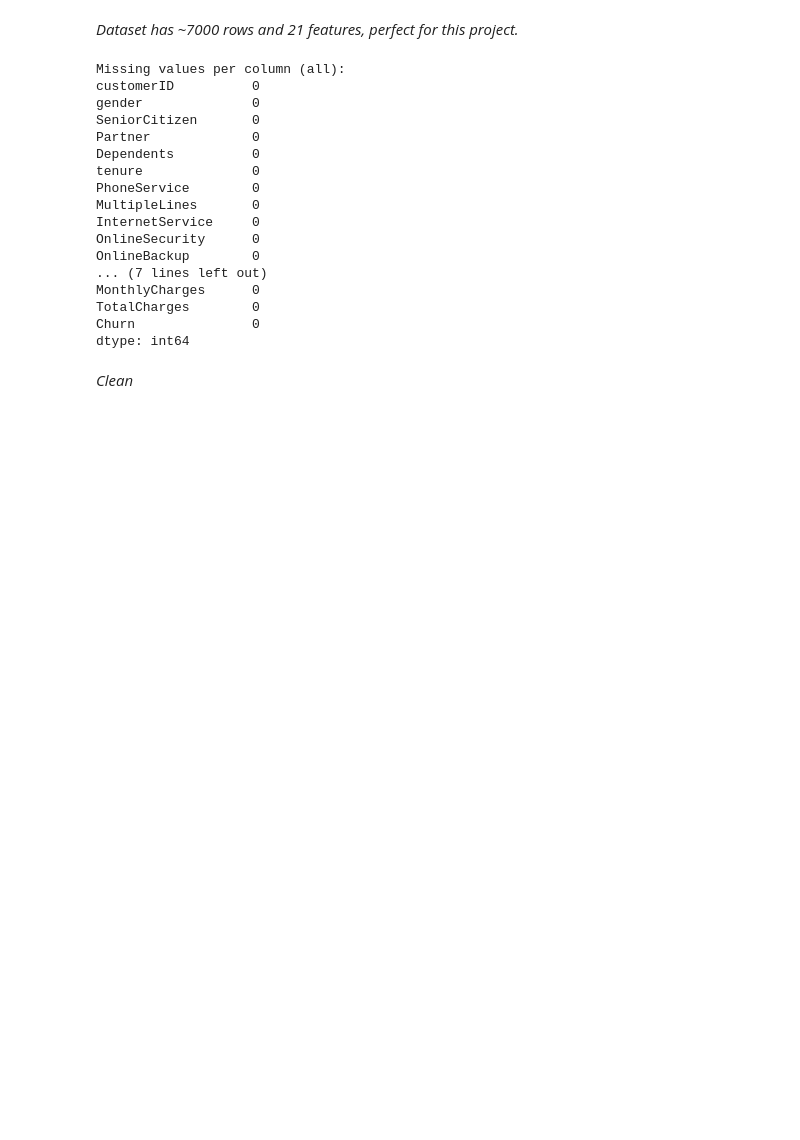
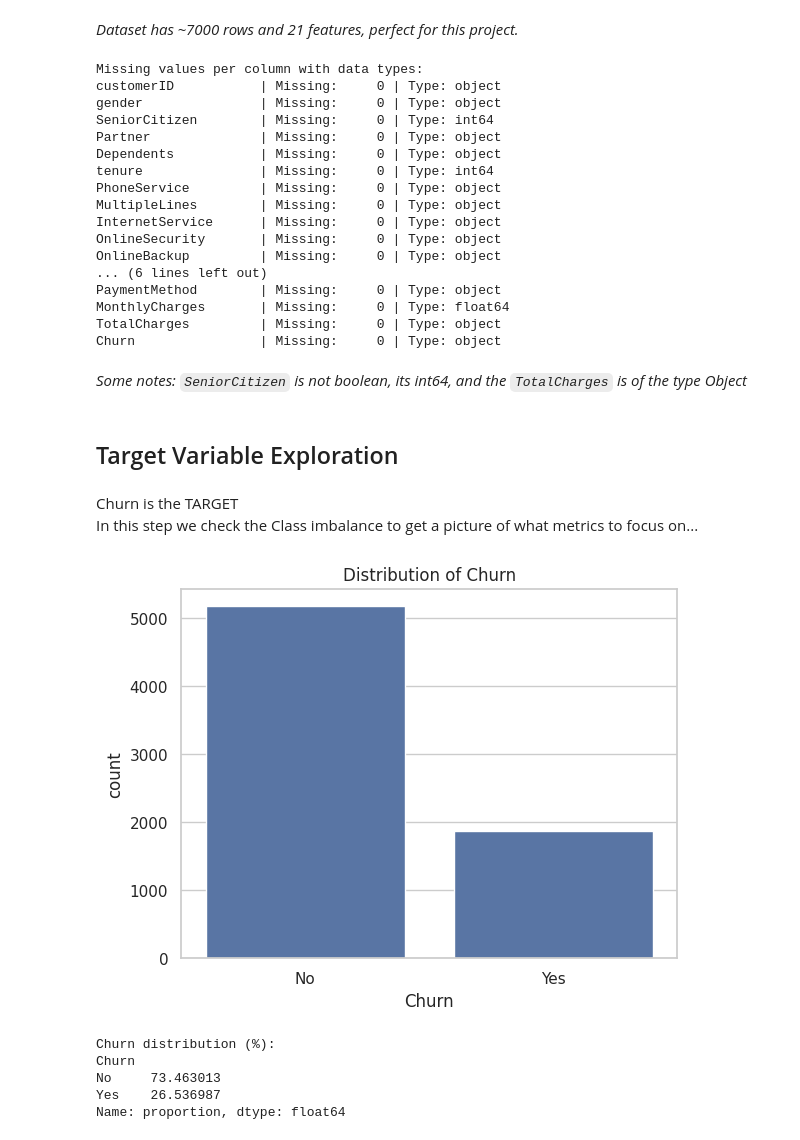
Before and after one commit to AymanBerri/Customer-Churn-Prediction, a Jupyter notebook: notebooks/eda.ipynb, the cells around one changed output. Cells and saved outputs as stored; diff of their text form; code cells hidden in the pictures; blank space fills up the shorter version.

```diff
--- a/notebooks/eda.ipynb
+++ b/notebooks/eda.ipynb
@@ -37,27 +37,51 @@ Dataset shape: (7043, 21)
 # %% [markdown]
 _Dataset has ~7000 rows and 21 features, perfect for this project._
 # %%
-# Quick check on missing values
+# Quick check on missing values + feature types
 missing = df.isnull().sum()
-print("Missing values per column (all):")
-print(missing)
+
+print("Missing values per column with data types:")
+for col in df.columns:
+    print(f"{col:20} | Missing: {missing[col]:5} | Type: {df[col].dtype}")
 # %% [output]
-Missing values per column (all):
-customerID          0
-gender              0
-SeniorCitizen       0
-Partner             0
-Dependents          0
-tenure              0
-PhoneService        0
-MultipleLines       0
-InternetService     0
-OnlineSecurity      0
-OnlineBackup        0
-... (7 lines left out)
-MonthlyCharges      0
-TotalCharges        0
-Churn               0
-dtype: int64
+Missing values per column with data types:
+customerID           | Missing:     0 | Type: object
+gender               | Missing:     0 | Type: object
+SeniorCitizen        | Missing:     0 | Type: int64
+Partner              | Missing:     0 | Type: object
+Dependents           | Missing:     0 | Type: object
+tenure               | Missing:     0 | Type: int64
+PhoneService         | Missing:     0 | Type: object
+MultipleLines        | Missing:     0 | Type: object
+InternetService      | Missing:     0 | Type: object
+OnlineSecurity       | Missing:     0 | Type: object
+OnlineBackup         | Missing:     0 | Type: object
+... (6 lines left out)
+PaymentMethod        | Missing:     0 | Type: object
+MonthlyCharges       | Missing:     0 | Type: float64
+TotalCharges         | Missing:     0 | Type: object
+Churn                | Missing:     0 | Type: object
-# %% [markdown]
-_Clean_
+# %% [markdown]
+_Some notes: `SeniorCitizen` is not boolean, its int64, and the `TotalCharges` is of the type Object_
+# %% [markdown]
+## Target Variable Exploration
+# %% [markdown]
+Churn is the TARGET
+In this step we check the Class imbalance to get a picture of what metrics to focus on...
+# %%
+# Target distribution
+sns.countplot(x='Churn', data=df)
+plt.title('Distribution of Churn')
+plt.show()
+
+# Percentage
+churn_percent = df['Churn'].value_counts(normalize=True) * 100
+print("Churn distribution (%):")
+print(churn_percent)
+# %% [output]
+[figure, added]
+Churn distribution (%):
+Churn
+No     73.463013
+Yes    26.536987
+Name: proportion, dtype: float64
```
Also changed, not shown: parts of 9 cells of this notebook.
